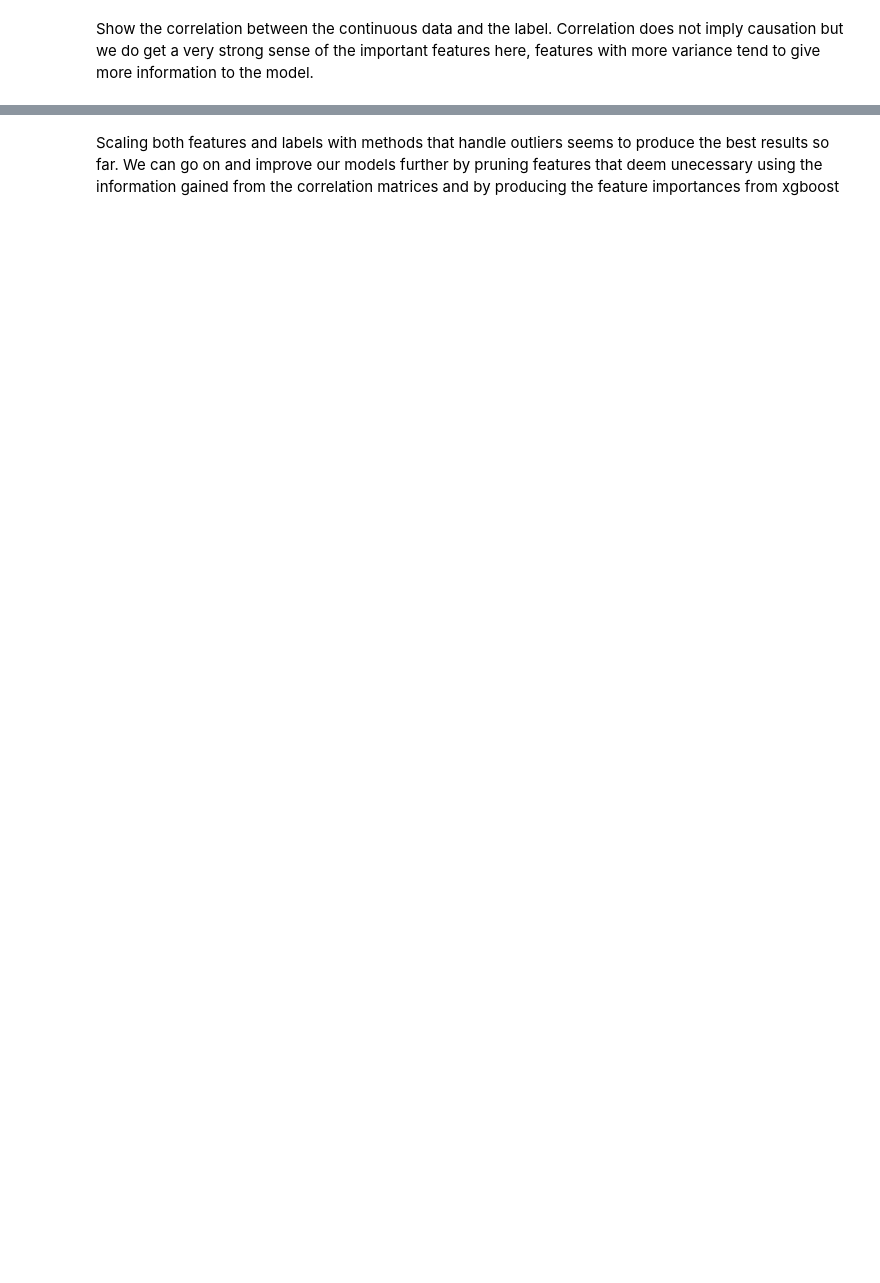
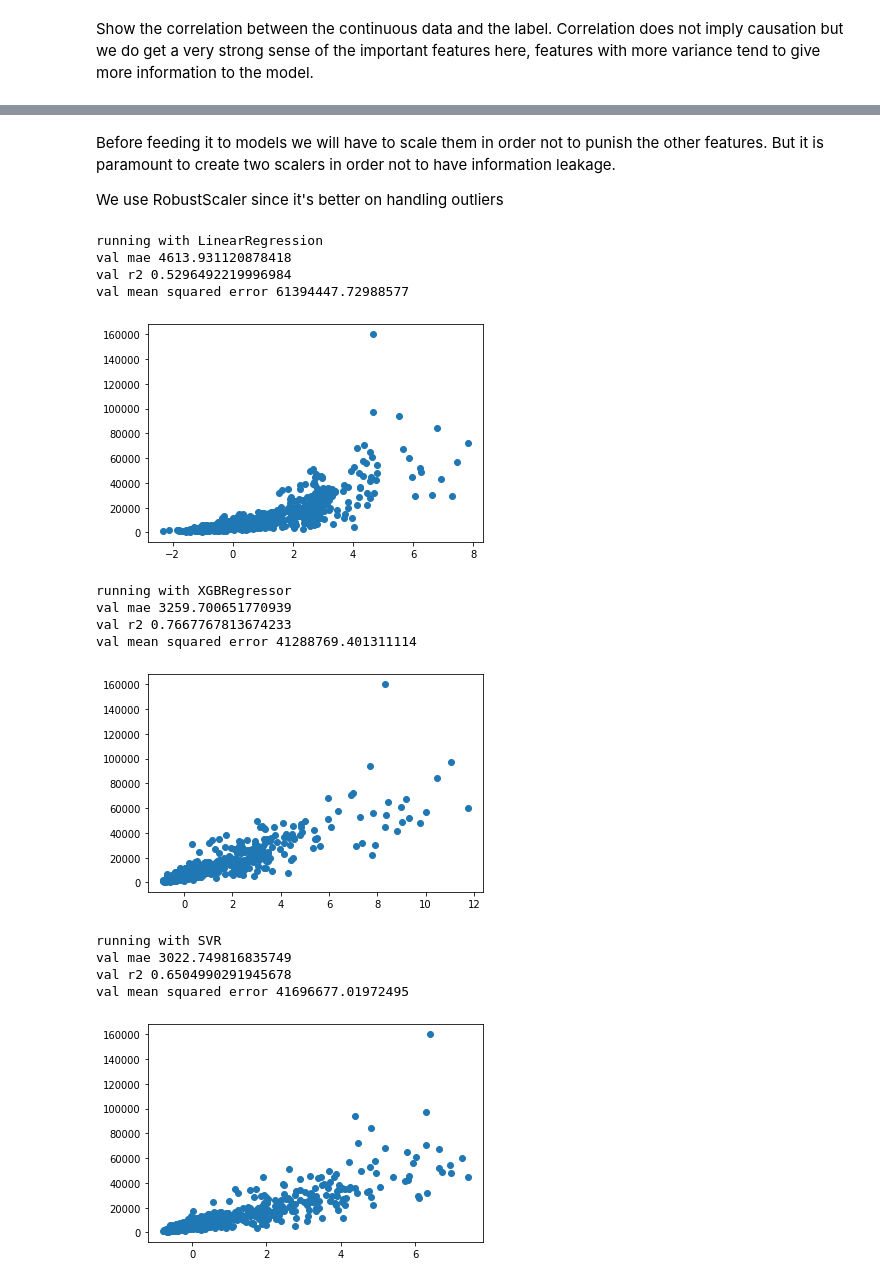
Before and after one commit to dimitrisl/CarPredictor, a Jupyter notebook: src/Assignment part 1.ipynb, the cells around one changed output, grey strips where cells are left out. Cells and saved outputs as stored; diff of their text form; code cells hidden in the pictures; blank space fills up the shorter version.

```diff
--- a/src/Assignment part 1.ipynb
+++ b/src/Assignment part 1.ipynb
@@ -488,4 +238,0 @@ validation mean squared error 0.0029145625722714107
-# %% [markdown]
-Scaling both features and labels with methods that handle outliers seems to produce the best results so far.
-We can go on and improve our models further by pruning features that deem unecessary using the information gained from
-the correlation matrices and by producing the feature importances from xgboost
@@ -491,0 +241,54 @@ the correlation matrices and by producing the feature importances from xgboost
+# %% [markdown]
+Before feeding it to models we will have to scale them in order not to punish the other features.
+But it is paramount to create two scalers in order not to have information leakage.
+
+We use RobustScaler since it's better on handling outliers
+# %%
+scx_train = RobustScaler()
+scx_test = RobustScaler()
+
+scy_train = RobustScaler()
+scy_test = RobustScaler()
+
+
+X_train_scaled = scx_train.fit_transform(X_train)
+y_train_scaled = scy_train.fit_transform(y_train.values.reshape(-1,1))
+
+
+X_test_scaled = scx_test.fit_transform(X_test)
+y_test_scaled = scy_test.fit_transform(y_test.values.reshape(-1,1))
+# %%
+for model in [LinearRegression, XGBRegressor, SVR]:
+    nm = model.__name__
+    print("running with %s "%nm)
+    model = model()
+    model.fit(X_train_scaled, y_train_scaled)
+    y_pred = model.predict(X_test_scaled)
+
+
+    tp = (scy_test.inverse_transform(y_pred.reshape(-1,1)),
+          scy_test.inverse_transform(y_test_scaled.reshape(-1,1))
+         )
+
+    print("val mae", mean_absolute_error(tp[0], tp[1]))
+    print("val r2", r2_score(tp[0], tp[1]))
+    print("val mean squared error", mean_squared_error(tp[0], tp[1]))
+
+    plt.scatter(y_pred,y_test)
+    plt.show()
+# %% [output]
+running with LinearRegression
+val mae 4613.931120878418
+val r2 0.5296492219996984
+val mean squared error 61394447.72988577
+[figure, added]
+running with XGBRegressor
+val mae 3259.700651770939
+val r2 0.7667767813674233
+val mean squared error 41288769.401311114
+[figure, added]
+running with SVR
+val mae 3022.749816835749
+val r2 0.6504990291945678
+val mean squared error 41696677.01972495
+[figure, added]
```
Also changed, not shown: parts of 54 cells of this notebook.
